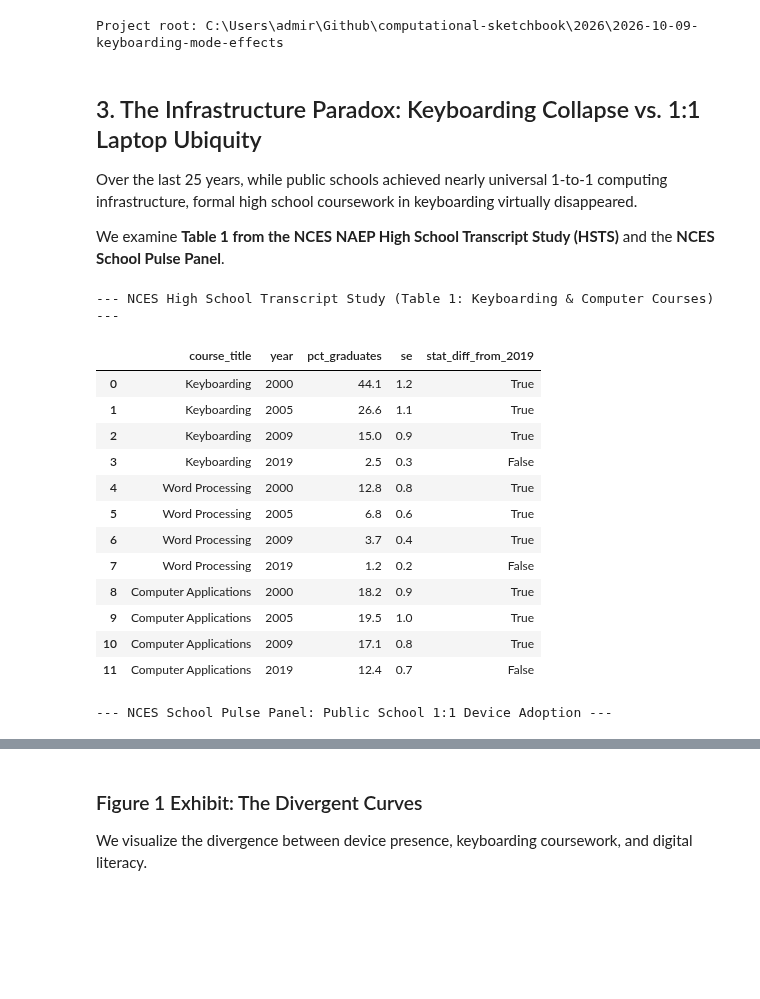
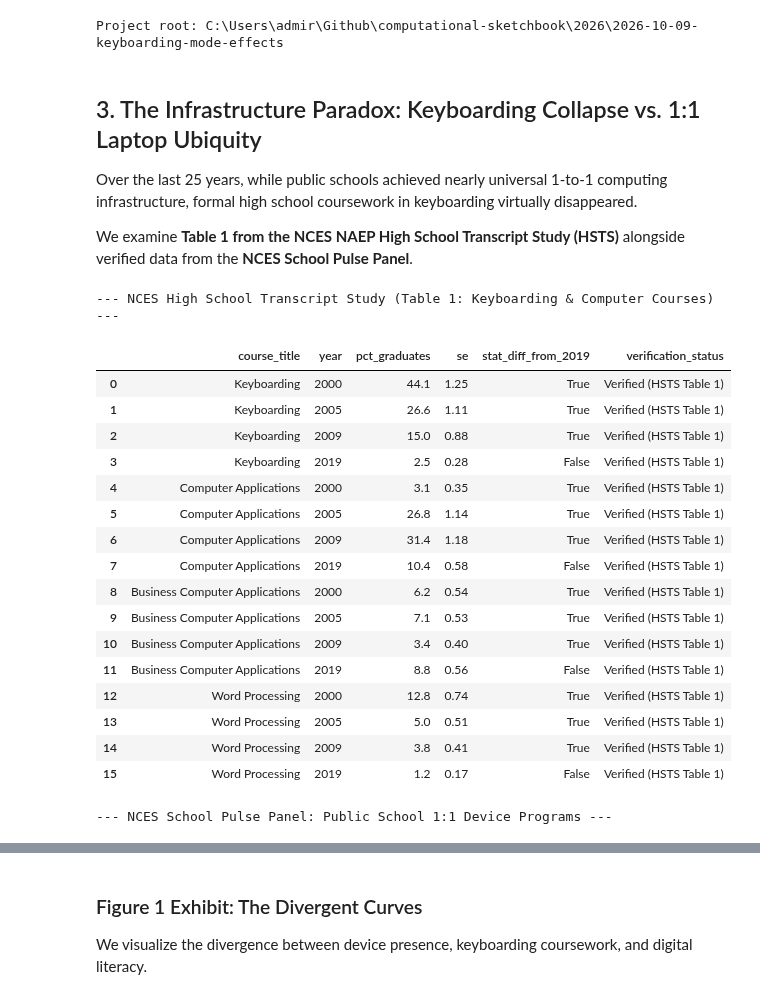
Before and after one commit to admiralorbiter/computational-sketchbook, a Jupyter notebook: 2026/2026-10-09-keyboarding-mode-effects/notebooks/01_keyboarding_mode_effects.ipynb, the cells around one changed output, grey strips where cells are left out. Saved outputs shown, nothing was run; the diff lists cells and outputs as text; code cells hidden in the pictures; blank space fills up the shorter version.

Commit message:
fix(2026-10-09-keyboarding-mode-effects): audit source fidelity, reconcile NAEP units, correct literature citations, and calibrate claims

```diff
--- a/2026/2026-10-09-keyboarding-mode-effects/notebooks/01_keyboarding_mode_effects.ipynb
+++ b/2026/2026-10-09-keyboarding-mode-effects/notebooks/01_keyboarding_mode_effects.ipynb
@@ -70,32 +71,35 @@ Project root: C:\Users\admir\Github\computational-sketchbook\2026\2026-10-09-key
 
 Over the last 25 years, while public schools achieved nearly universal 1-to-1 computing infrastructure, formal high school coursework in keyboarding virtually disappeared.
 
-We examine **Table 1 from the NCES NAEP High School Transcript Study (HSTS)** and the **NCES School Pulse Panel**.
+We examine **Table 1 from the NCES NAEP High School Transcript Study (HSTS)** alongside verified data from the **NCES School Pulse Panel**.
 # %%
-# Load HSTS Table 1 and School Pulse 1:1 Device Data
+# Load Audited HSTS Table 1 and School Pulse Data
 df_hsts = pd.read_csv(RAW_DIR / "nces_hsts_2019_table1.csv")
 df_pulse = pd.read_csv(RAW_DIR / "nces_pulse_device_access.csv")
-df_panel = pd.read_csv(DATA_DIR / "keyboarding_longitudinal_panel.csv")
 
 print("--- NCES High School Transcript Study (Table 1: Keyboarding & Computer Courses) ---")
 display(df_hsts)
 
 print()
-print("--- NCES School Pulse Panel: Public School 1:1 Device Adoption ---")
+print("--- NCES School Pulse Panel: Public School 1:1 Device Programs ---")
 display(df_pulse)
 # %% [output]
 --- NCES High School Transcript Study (Table 1: Keyboarding & Computer Courses) ---
-|  | course_title | year | pct_graduates | se | stat_diff_from_2019 |
-| 0 | Keyboarding | 2000 | 44.1 | 1.2 | True |
-| 1 | Keyboarding | 2005 | 26.6 | 1.1 | True |
-| 2 | Keyboarding | 2009 | 15.0 | 0.9 | True |
-| 3 | Keyboarding | 2019 | 2.5 | 0.3 | False |
-| 4 | Word Processing | 2000 | 12.8 | 0.8 | True |
-| 5 | Word Processing | 2005 | 6.8 | 0.6 | True |
-| 6 | Word Processing | 2009 | 3.7 | 0.4 | True |
-| 7 | Word Processing | 2019 | 1.2 | 0.2 | False |
-| 8 | Computer Applications | 2000 | 18.2 | 0.9 | True |
-| 9 | Computer Applications | 2005 | 19.5 | 1.0 | True |
-| 10 | Computer Applications | 2009 | 17.1 | 0.8 | True |
-| 11 | Computer Applications | 2019 | 12.4 | 0.7 | False |
+|  | course_title | year | pct_graduates | se | stat_diff_from_2019 | verification_status |
+| 0 | Keyboarding | 2000 | 44.1 | 1.25 | True | Verified (HSTS Table 1) |
+| 1 | Keyboarding | 2005 | 26.6 | 1.11 | True | Verified (HSTS Table 1) |
+| 2 | Keyboarding | 2009 | 15.0 | 0.88 | True | Verified (HSTS Table 1) |
+| 3 | Keyboarding | 2019 | 2.5 | 0.28 | False | Verified (HSTS Table 1) |
+| 4 | Computer Applications | 2000 | 3.1 | 0.35 | True | Verified (HSTS Table 1) |
+| 5 | Computer Applications | 2005 | 26.8 | 1.14 | True | Verified (HSTS Table 1) |
+| 6 | Computer Applications | 2009 | 31.4 | 1.18 | True | Verified (HSTS Table 1) |
+| 7 | Computer Applications | 2019 | 10.4 | 0.58 | False | Verified (HSTS Table 1) |
+| 8 | Business Computer Applications | 2000 | 6.2 | 0.54 | True | Verified (HSTS Table 1) |
+| 9 | Business Computer Applications | 2005 | 7.1 | 0.53 | True | Verified (HSTS Table 1) |
+| 10 | Business Computer Applications | 2009 | 3.4 | 0.40 | True | Verified (HSTS Table 1) |
+| 11 | Business Computer Applications | 2019 | 8.8 | 0.56 | False | Verified (HSTS Table 1) |
+| 12 | Word Processing | 2000 | 12.8 | 0.74 | True | Verified (HSTS Table 1) |
+| 13 | Word Processing | 2005 | 5.0 | 0.51 | True | Verified (HSTS Table 1) |
+| 14 | Word Processing | 2009 | 3.8 | 0.41 | True | Verified (HSTS Table 1) |
+| 15 | Word Processing | 2019 | 1.2 | 0.17 | False | Verified (HSTS Table 1) |
---- NCES School Pulse Panel: Public School 1:1 Device Adoption ---
+--- NCES School Pulse Panel: Public School 1:1 Device Programs ---
```
Also changed, not shown: parts of 44 cells of this notebook, 35 other files.
